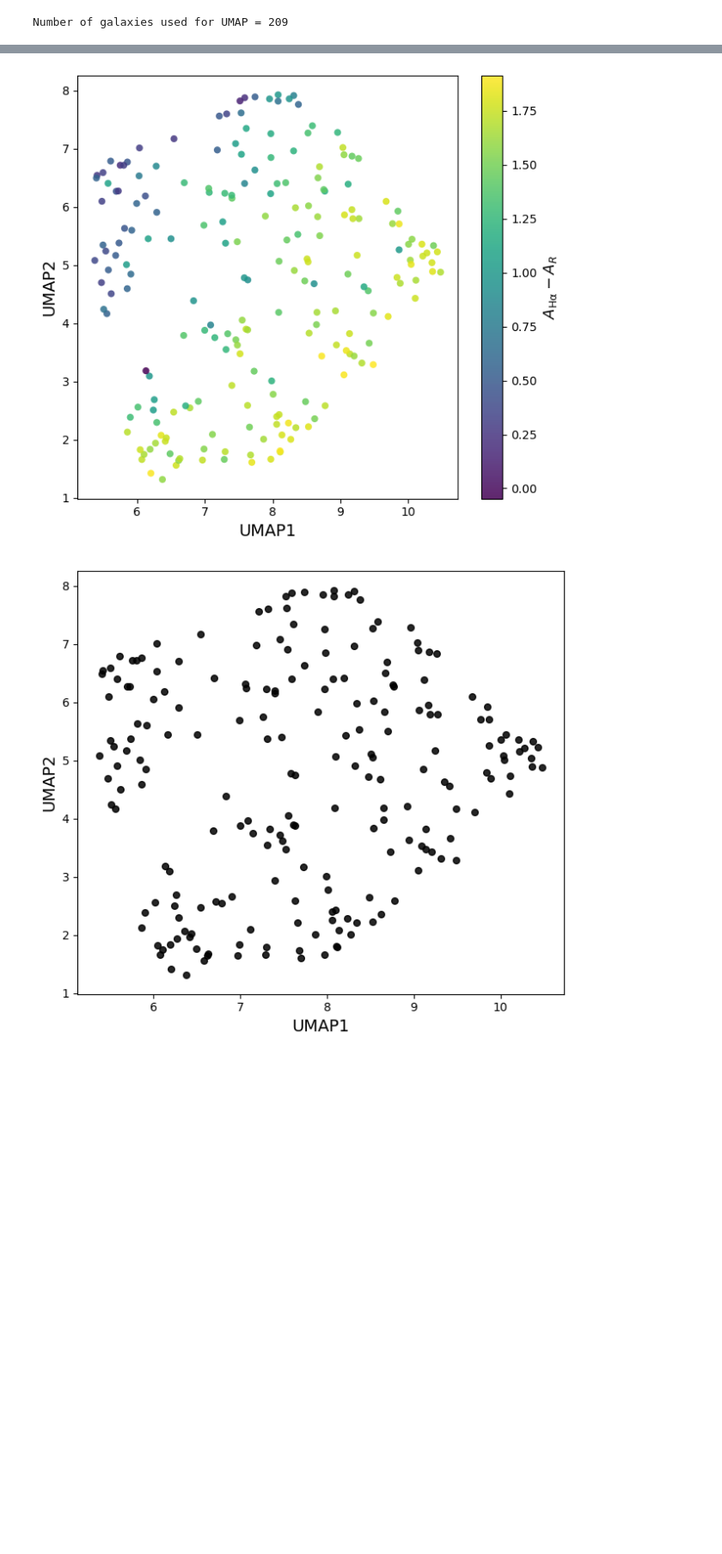
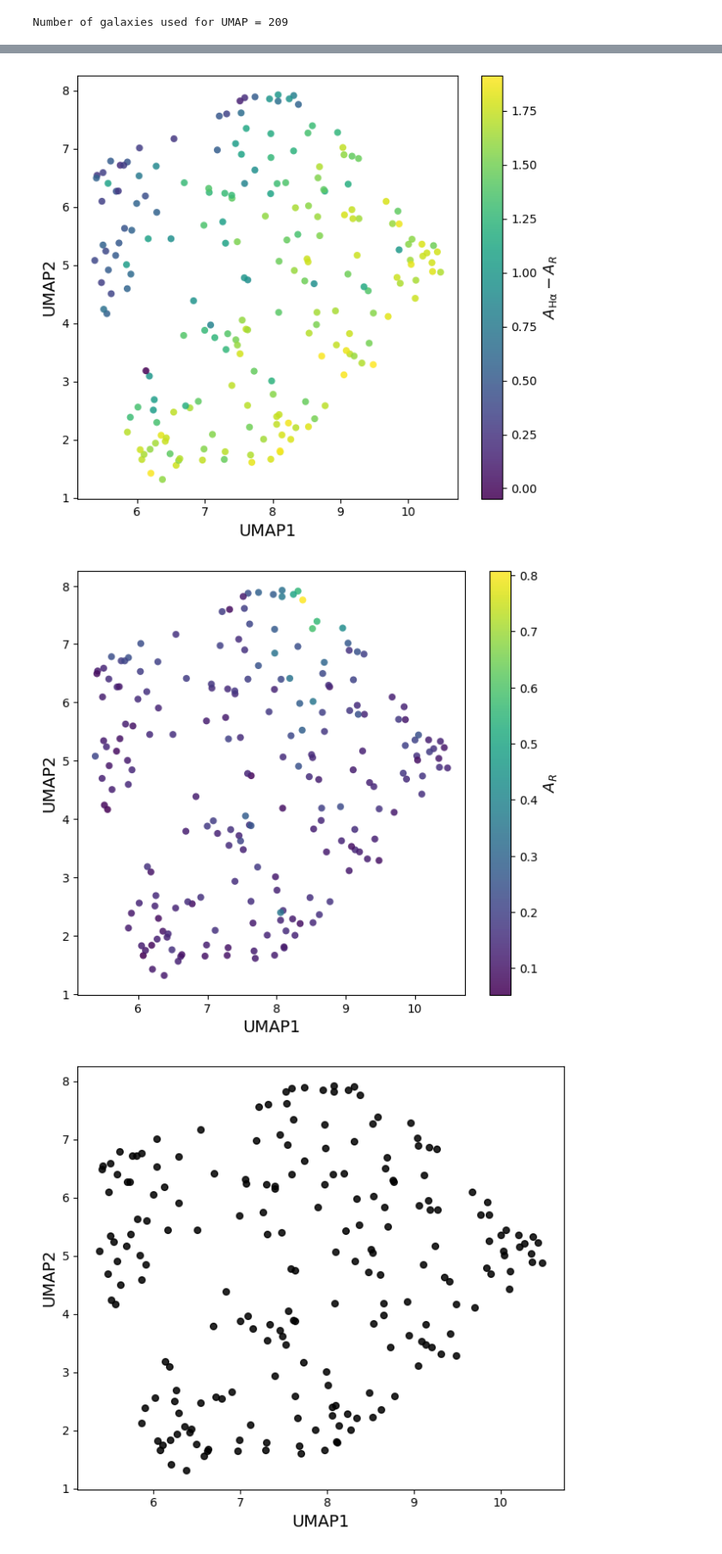
Before and after one commit to rfinn/hapypost, a Jupyter notebook: notebooks/06_dwarf_galaxies.ipynb, the cells around one changed output, grey strips where cells are left out. Shown at 86% size. Saved outputs shown, nothing was run; the diff lists cells and outputs as text; code cells hidden in the pictures; blank space fills up the shorter version.

```diff
--- a/notebooks/06_dwarf_galaxies.ipynb
+++ b/notebooks/06_dwarf_galaxies.ipynb
@@ -684,21 +684,23 @@ def plot_umap_color(df, color_col, label=None, cmap="viridis"):
 # %%
 plot_umap_color(df_use, "logMstar", label=r"$\log M_\star$")
 plot_umap_color(df_use, "dSFR", label=r"$\Delta \log({\rm SFR})$")
 plot_umap_color(df_use, "log_flux_ratio", label=r"$\log(F_{\rm H\alpha}/F_R)$")
 plot_umap_color(df_use, "g_minus_r", label=r"$g-r$")
 plot_umap_color(df_use, "log_outer_size_ratio", label=r"$\log(R_{\rm H\alpha}/R_R)$")
 plot_umap_color(df_use, "R_C30", label=r"$C_{30}$")
 plot_umap_color(df_use, "Halpha_fillfrac", label=r"H$\alpha$ fill fraction")
 plot_umap_color(df_use, "delta_asym", label=r"$A_{\rm H\alpha}-A_R$")
+plot_umap_color(df_use, "r_asym", label=r"$A_R$")
 # %% [output]
 [figure]
 [figure]
 [figure]
 [figure]
 [figure]
 [figure]
 [figure]
 [figure]
+[figure, added]
 # %%
 fig, ax = plt.subplots(figsize=(6.5, 5.8))
 ax.scatter(df_use["UMAP1"], df_use["UMAP2"], s=30, alpha=0.85, color="k")
```
Also changed, not shown: 1 other file.
